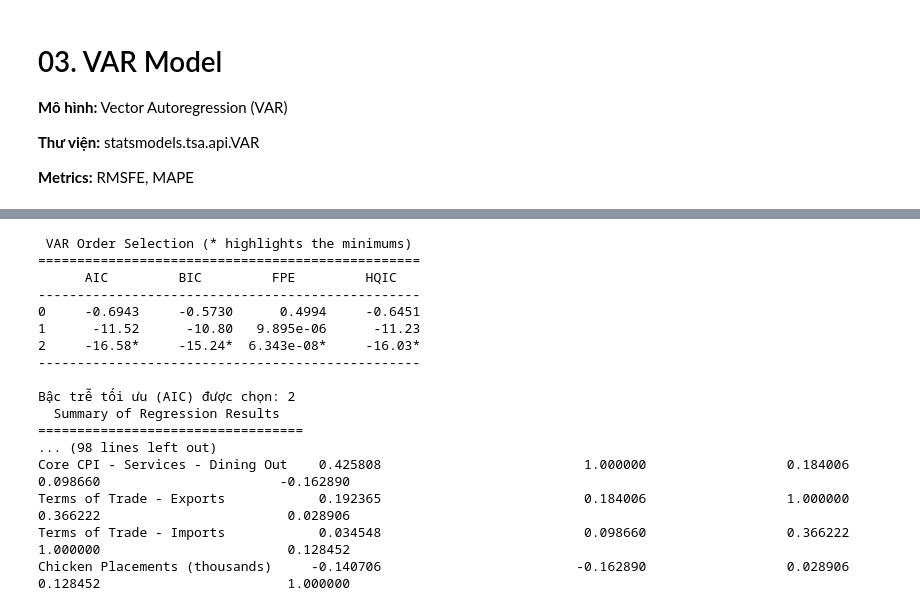
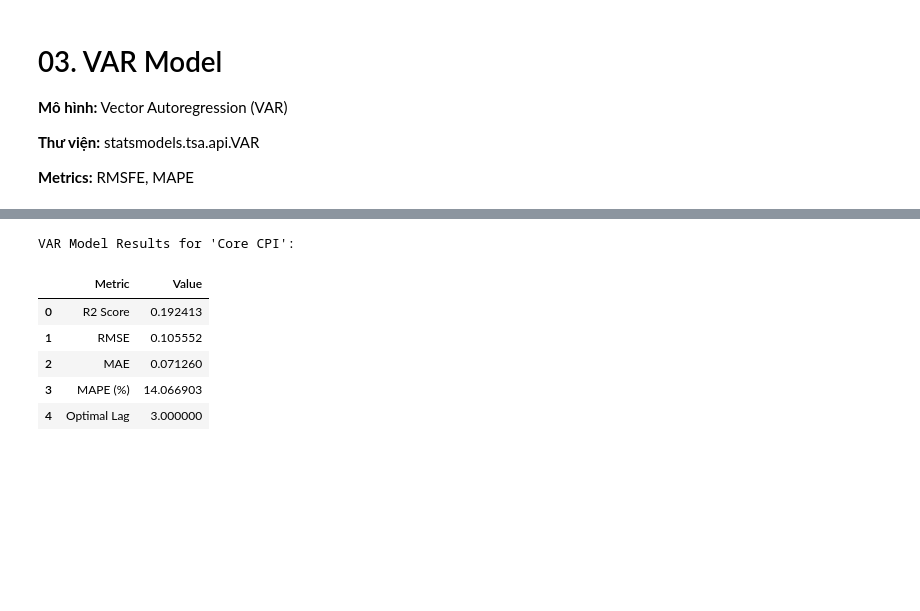
Before and after one commit to helios-ryuu/IS403.Q11, a Jupyter notebook: inflation-forecasting/notebooks/03_var.ipynb, the cells around one changed output, grey strips where cells are left out. Drawn from its saved outputs; the diff is of its cells as text; code cells hidden in the pictures; blank space fills up the shorter version.

```diff
--- a/inflation-forecasting/notebooks/03_var.ipynb
+++ b/inflation-forecasting/notebooks/03_var.ipynb
@@ -64,36 +100,36 @@ plt.show()
 # %%
-# Khởi tạo mô hình VAR
-model = VAR(train_data)
+# Forecast
+lag_order = var_model.k_ar
+input_data = train_data.values[-lag_order:]
+n_obs = len(test_data)
+pred = var_model.forecast(y=input_data, steps=n_obs)
 
-# Tự động chọn bậc trễ (lag) tối ưu hoặc set cứng (ví dụ maxlags=5)
-# Nếu dữ liệu ít, hãy giảm maxlags xuống
-lag_order_results = model.select_order(maxlags=2)
-print(lag_order_results.summary())
+# Create Forecast DataFrame
+df_forecast = pd.DataFrame(pred, index=test_data.index, columns=selected_vars)
 
-# Chọn bậc trễ tốt nhất theo AIC
-optimal_lag = lag_order_results.aic
-print(f"\nBậc trễ tối ưu (AIC) được chọn: {optimal_lag}")
+# Extract Target
+y_true = test_data[target_col]
+y_pred = df_forecast[target_col]
 
-# Fit mô hình với bậc trễ đã chọn
-var_model = model.fit(optimal_lag)
+# Calculate Metrics
+r2 = r2_score(y_true, y_pred)
+rmse = np.sqrt(mean_squared_error(y_true, y_pred))
+mae = mean_absolute_error(y_true, y_pred)
+mape = calculate_mape(y_true, y_pred)
 
-# Xem kết quả tóm tắt
-print(var_model.summary())
+# Display Results
+df_results = pd.DataFrame({
+    'Metric': ['R2 Score', 'RMSE', 'MAE', 'MAPE (%)', 'Optimal Lag'],
+    'Value': [r2, rmse, mae, mape, optimal_lag]
+})
+
+print(f"\nVAR Model Results for '{target_col}':")
+display(df_results)
 # %% [output]
- VAR Order Selection (* highlights the minimums)
-=================================================
-      AIC         BIC         FPE         HQIC
--------------------------------------------------
-0     -0.6943     -0.5730      0.4994     -0.6451
-1      -11.52      -10.80   9.895e-06      -11.23
-2     -16.58*     -15.24*  6.343e-08*     -16.03*
--------------------------------------------------
-
-Bậc trễ tối ưu (AIC) được chọn: 2
-  Summary of Regression Results
-==================================
-... (98 lines left out)
-Core CPI - Services - Dining Out    0.425808                          1.000000                  0.184006                  0.098660                       -0.162890
-Terms of Trade - Exports            0.192365                          0.184006                  1.000000                  0.366222                        0.028906
-Terms of Trade - Imports            0.034548                          0.098660                  0.366222                  1.000000                        0.128452
-Chicken Placements (thousands)     -0.140706                         -0.162890                  0.028906                  0.128452                        1.000000
+VAR Model Results for 'Core CPI':
+|  | Metric | Value |
+| 0 | R2 Score | 0.192413 |
+| 1 | RMSE | 0.105552 |
+| 2 | MAE | 0.071260 |
+| 3 | MAPE (%) | 14.066903 |
+| 4 | Optimal Lag | 3.000000 |
```
Also changed, not shown: parts of 9 cells of this notebook, 6 other files.
